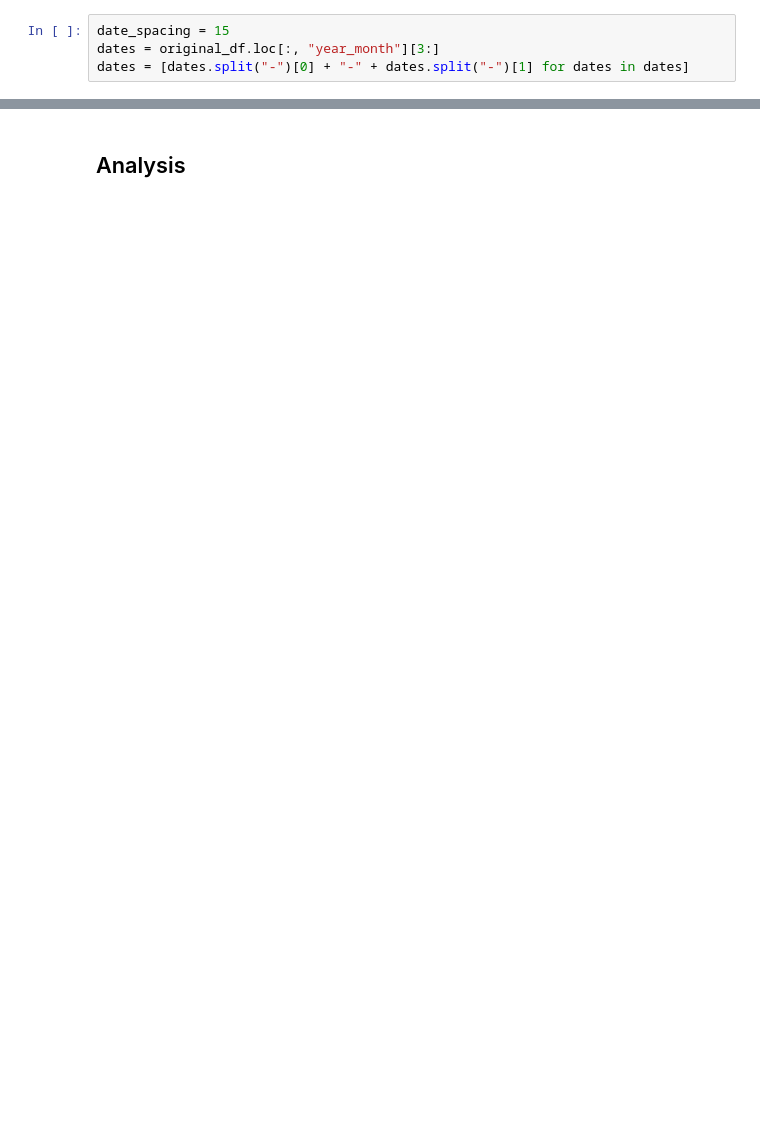
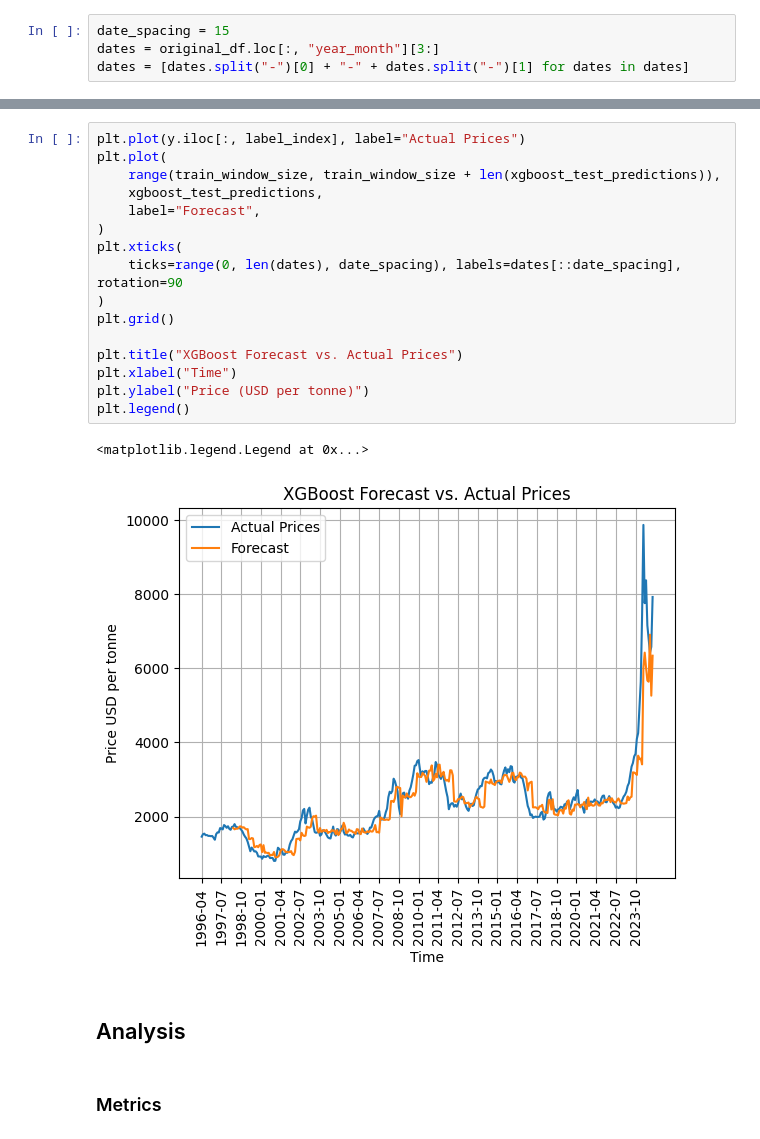
Before and after one commit to Soniazdp/CocoaPricePredictor, a Jupyter notebook: ML/walk_forward.ipynb, the cells around one changed output, grey strips where cells are left out. Drawn from its saved outputs; the diff is of its cells as text; blank space fills up the shorter version.

```diff
--- a/ML/walk_forward.ipynb
+++ b/ML/walk_forward.ipynb
@@ -208,3 +271,24 @@ plt.legend()
+# %%
+plt.plot(y.iloc[:, label_index], label="Actual Prices")
+plt.plot(
+    range(train_window_size, train_window_size + len(xgboost_test_predictions)),
+    xgboost_test_predictions,
+    label="Forecast",
+)
+plt.xticks(
+    ticks=range(0, len(dates), date_spacing), labels=dates[::date_spacing], rotation=90
+)
+plt.grid()
+
+plt.title("XGBoost Forecast vs. Actual Prices")
+plt.xlabel("Time")
+plt.ylabel("Price (USD per tonne)")
+plt.legend()
+# %% [output]
+<matplotlib.legend.Legend at 0x...>
+[figure, added]
 # %% [markdown]
 ## Analysis
+# %% [markdown]
+### Metrics
 # %%
```
Also changed, not shown: parts of 27 cells of this notebook.
